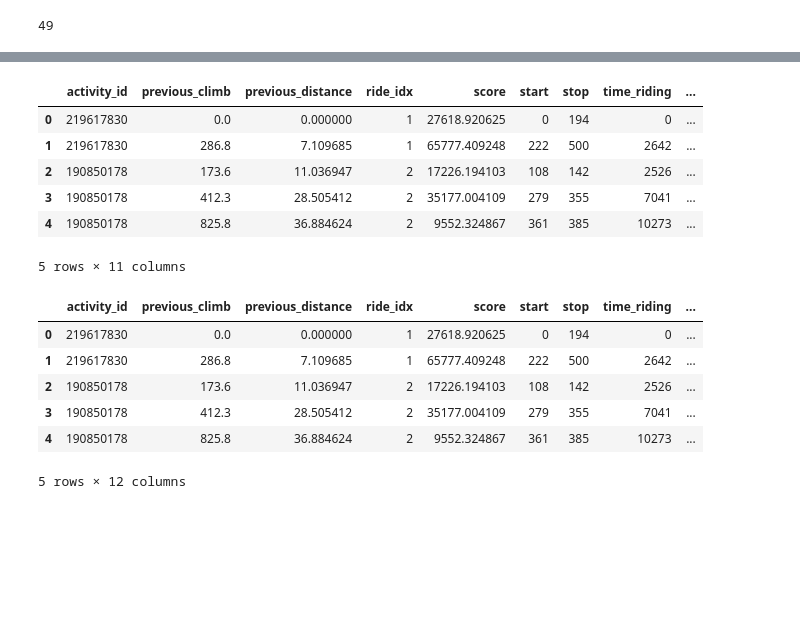
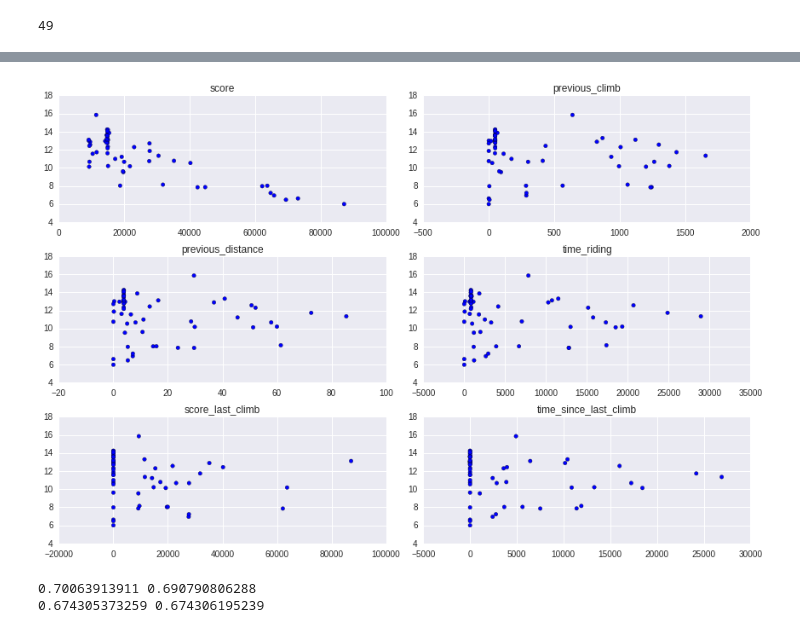
Before and after one commit to sethah/CycleAnalysis, a Jupyter notebook: Strava Analysis.ipynb, the cells around one changed output, grey strips where cells are left out. Cells and saved outputs as stored; diff of their text form; code cells hidden in the pictures; blank space fills up the shorter version.

```diff
--- a/Strava Analysis.ipynb
+++ b/Strava Analysis.ipynb
@@ -28,5 +23,0 @@ df.head()
-# %%
-lin = LinearRegression()
-X = df[['previous_climb', 'previous_distance', 'score', 'time_riding']].values
-y = df.pop('velocity')
-X_train, X_test, y_train, y_test = train_test_split(X, y, test_size=0.3)
@@ -56,3 +29,6 @@ sorted(zip(rf.feature_importances_, ['previous_climb', 'previous_distance', 'sco
+# %%
+df['time_since_last_climb'] = s.time[df['stop_prev'], df['ride_idx']]
+df['score_last_climb'] = np.where(df['stop_prev'] != 0, df['score'].shift(1), 0)
 # %%
 df.head()
 # %% [output]
@@ -70,12 +41,0 @@ df = pd.merge(df, df[['stop', 'activity_id']].shift(1), left_index=True, right_i
-# %%
-df['stop_prev'] = np.where(df['activity_id_prev'] == df['activity_id'], df['stop_prev'], np.nan)
-df['stop_prev'] = df['stop_prev'].fillna(0)
-df.head()
-# %% [output]
-|  | activity_id | previous_climb | previous_distance | ride_idx | score | start | stop | time_riding | ... |
-| 0 | 219617830 | 0.0 | 0.000000 | 1 | 27618.920625 | 0 | 194 | 0 | ... |
-| 1 | 219617830 | 286.8 | 7.109685 | 1 | 65777.409248 | 222 | 500 | 2642 | ... |
-| 2 | 190850178 | 173.6 | 11.036947 | 2 | 17226.194103 | 108 | 142 | 2526 | ... |
-| 3 | 190850178 | 412.3 | 28.505412 | 2 | 35177.004109 | 279 | 355 | 7041 | ... |
-| 4 | 190850178 | 825.8 | 36.884624 | 2 | 9552.324867 | 361 | 385 | 10273 | ... |
-5 rows × 11 columns
@@ -84,10 +42,13 @@ df['time_since_last_climb'] = s.time[df['stop_prev'],df['ride_idx']]
-# %%
-df.head()
-# %% [output]
-|  | activity_id | previous_climb | previous_distance | ride_idx | score | start | stop | time_riding | ... |
-| 0 | 219617830 | 0.0 | 0.000000 | 1 | 27618.920625 | 0 | 194 | 0 | ... |
-| 1 | 219617830 | 286.8 | 7.109685 | 1 | 65777.409248 | 222 | 500 | 2642 | ... |
-| 2 | 190850178 | 173.6 | 11.036947 | 2 | 17226.194103 | 108 | 142 | 2526 | ... |
-| 3 | 190850178 | 412.3 | 28.505412 | 2 | 35177.004109 | 279 | 355 | 7041 | ... |
-| 4 | 190850178 | 825.8 | 36.884624 | 2 | 9552.324867 | 361 | 385 | 10273 | ... |
-5 rows × 12 columns
+# %%
+X_cols = ['score', 'previous_climb', 'previous_distance', 'time_riding', 'score_last_climb', 'time_since_last_climb']
+X = df[X_cols].values
+y = df['velocity'].values
+X_train, X_test, y_train, y_test = train_test_split(X, y, test_size=0.3)
+# %%
+fig, axs = plt.subplots(3,2, figsize=(12,8))
+for k, ax in enumerate(axs.reshape(-1)):
+    ax.scatter(df[X_cols[k]], y)
+    ax.set_title(X_cols[k])
+plt.tight_layout()
+# %% [output]
+[figure, added]
@@ -93,0 +63,16 @@ df.head()
+# %%
+lin = LinearRegression()
+rf = RandomForestRegressor(max_depth=7)
+X = g_vec
+gsort = np.argsort(X)
+v = v_vec[gsort]
+X = X[gsort]
+X = np.vstack([np.ones(X.shape[0]), X]).T
+X_train, X_test, y_train, y_test = train_test_split(X, v, test_size=0.3)
+rf.fit(X_train, y_train)
+lin.fit(X_train, y_train)
+print rf.score(X_train, y_train), rf.score(X_test, y_test)
+print lin.score(X_train, y_train), lin.score(X_test, y_test)
+# %% [output]
+0.70063913911 0.690790806288
+0.674305373259 0.674306195239
```
Also changed, not shown: parts of 21 cells of this notebook, 4 other files.
